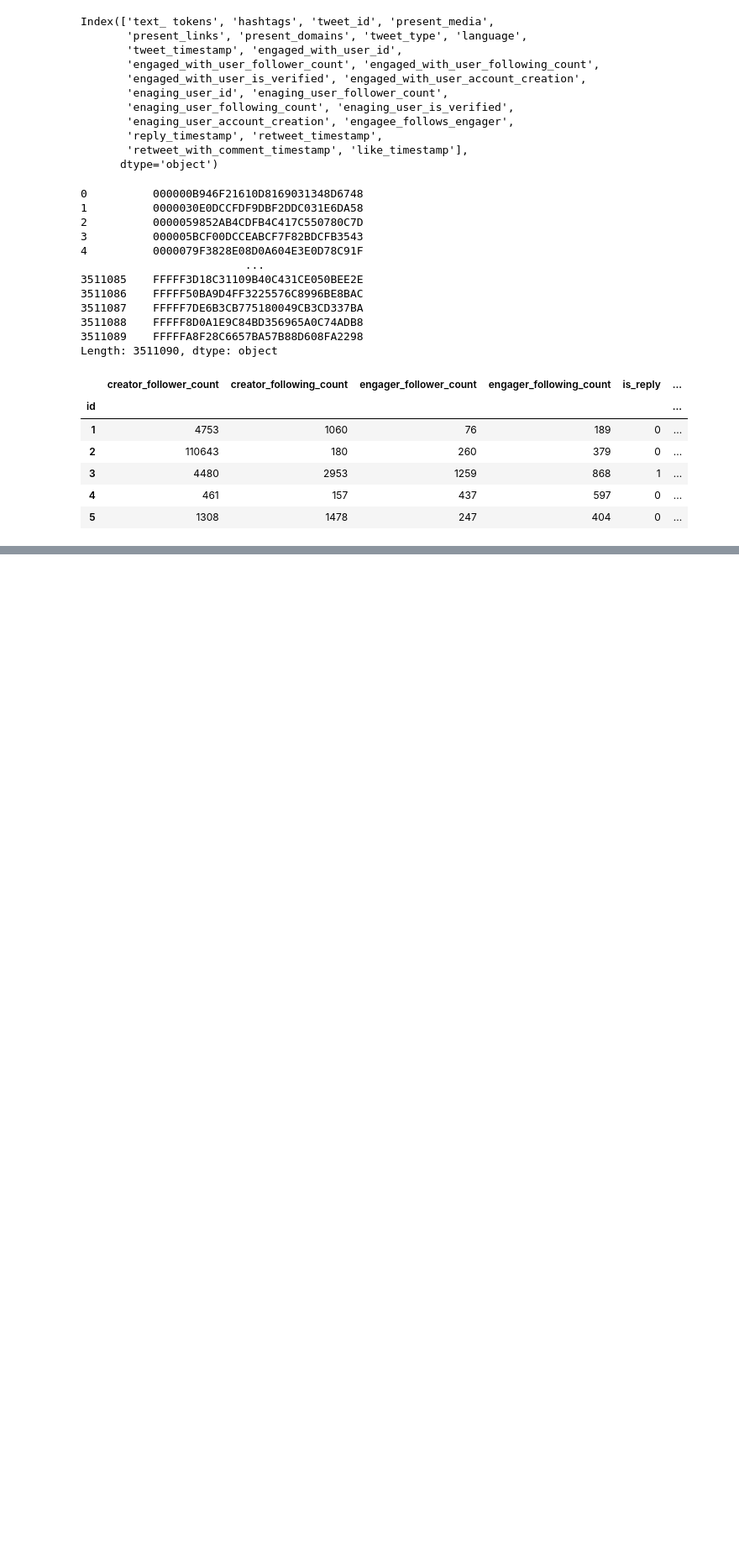
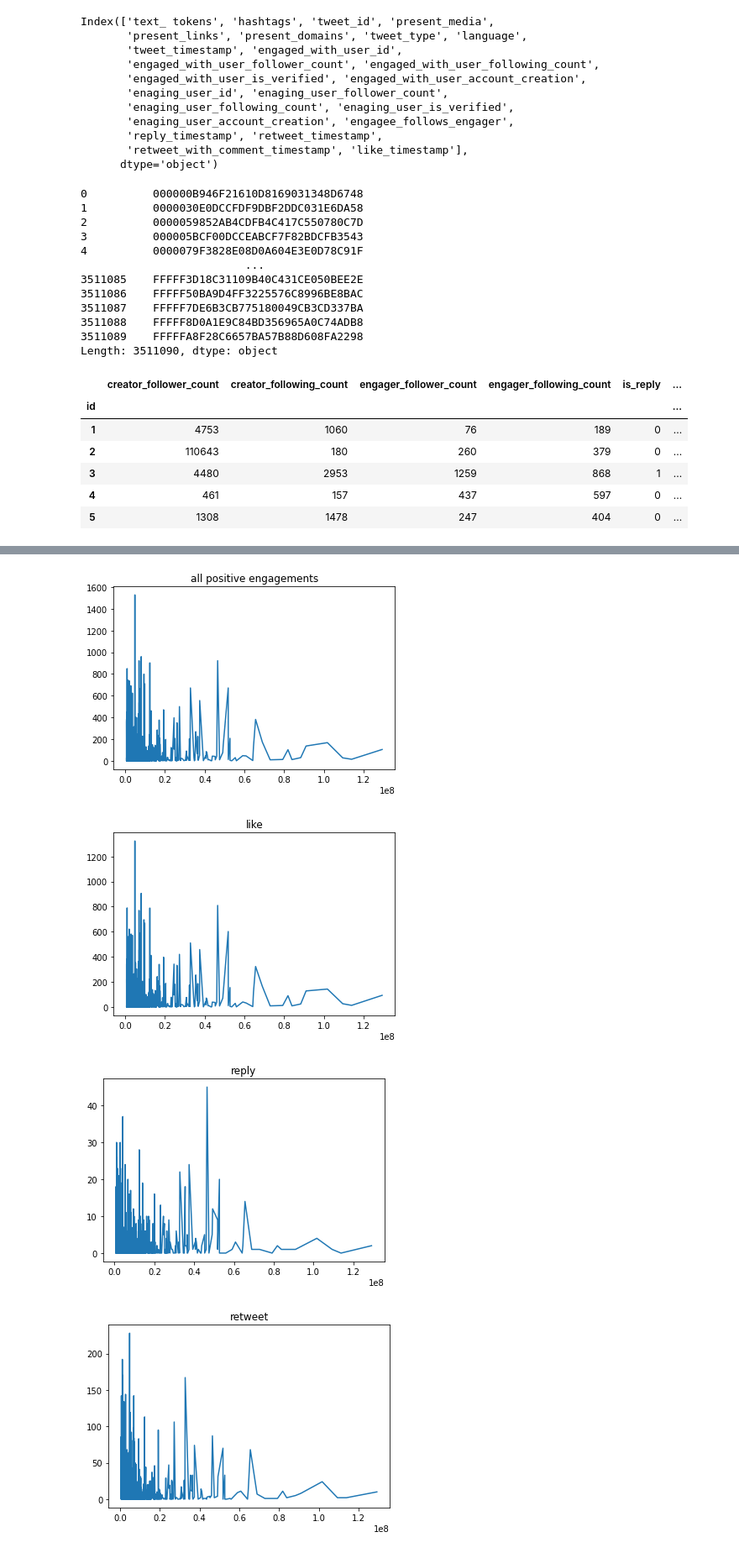
Before and after one commit to RecKIE7/recsys2021-twitter, a Jupyter notebook: analysis/follow_count.ipynb, the cells around one changed output, grey strips where cells are left out. Shown at 84% size. Cells and saved outputs as stored; diff of their text form; code cells hidden in the pictures; blank space fills up the shorter version.

Commit message:
anlaysis the follower count of the tweet creator

```diff
--- a/analysis/follow_count.ipynb
+++ b/analysis/follow_count.ipynb
@@ -96,0 +122,4 @@ df.head()
+# %%
+creator_engagements = df.groupby('creator_id')[['is_reply',	'is_retweet',	'is_comment',	'is_like',	'is_positive',	'is_negative']].sum().compute()
+creator_engagements = creator_engagements.reset_index()
+creator_engagements.head()
@@ -96,0 +137,3 @@ df.head()
+# %%
+creator_follower_df = creator_follower_count.merge(creator_engagements, on=['creator_id'], how='left')
+len(creator_follower_df)
@@ -96,0 +142,6 @@ df.head()
+# %%
+sorted_creator_follower = creator_follower_df.sort_values('creator_follower_count', ascending=False)
+# %%
+top_n = 10000
+top_n_creator = sorted_creator_follower[:top_n]
+top_n_creator.describe().astype(np.int64)
@@ -96,0 +158,25 @@ df.head()
+# %%
+plt.title('all positive engagements')
+plt.plot(top_n_creator['creator_follower_count'].to_array(), top_n_creator['is_positive'].to_array())
+plt.show()
+
+plt.title('like')
+plt.plot(top_n_creator['creator_follower_count'].to_array(), top_n_creator['is_like'].to_array())
+plt.show()
+
+plt.title('reply')
+plt.plot(top_n_creator['creator_follower_count'].to_array(), top_n_creator['is_reply'].to_array())
+plt.show()
+
+plt.title('retweet')
+plt.plot(top_n_creator['creator_follower_count'].to_array(), top_n_creator['is_retweet'].to_array())
+plt.show()
+
+plt.title('comment')
+plt.plot(top_n_creator['creator_follower_count'].to_array(), top_n_creator['is_comment'].to_array())
+plt.show()
+# %% [output]
+[figure, added]
+[figure, added]
+[figure, added]
+[figure, added]
```
Also changed, not shown: parts of 13 cells of this notebook.
